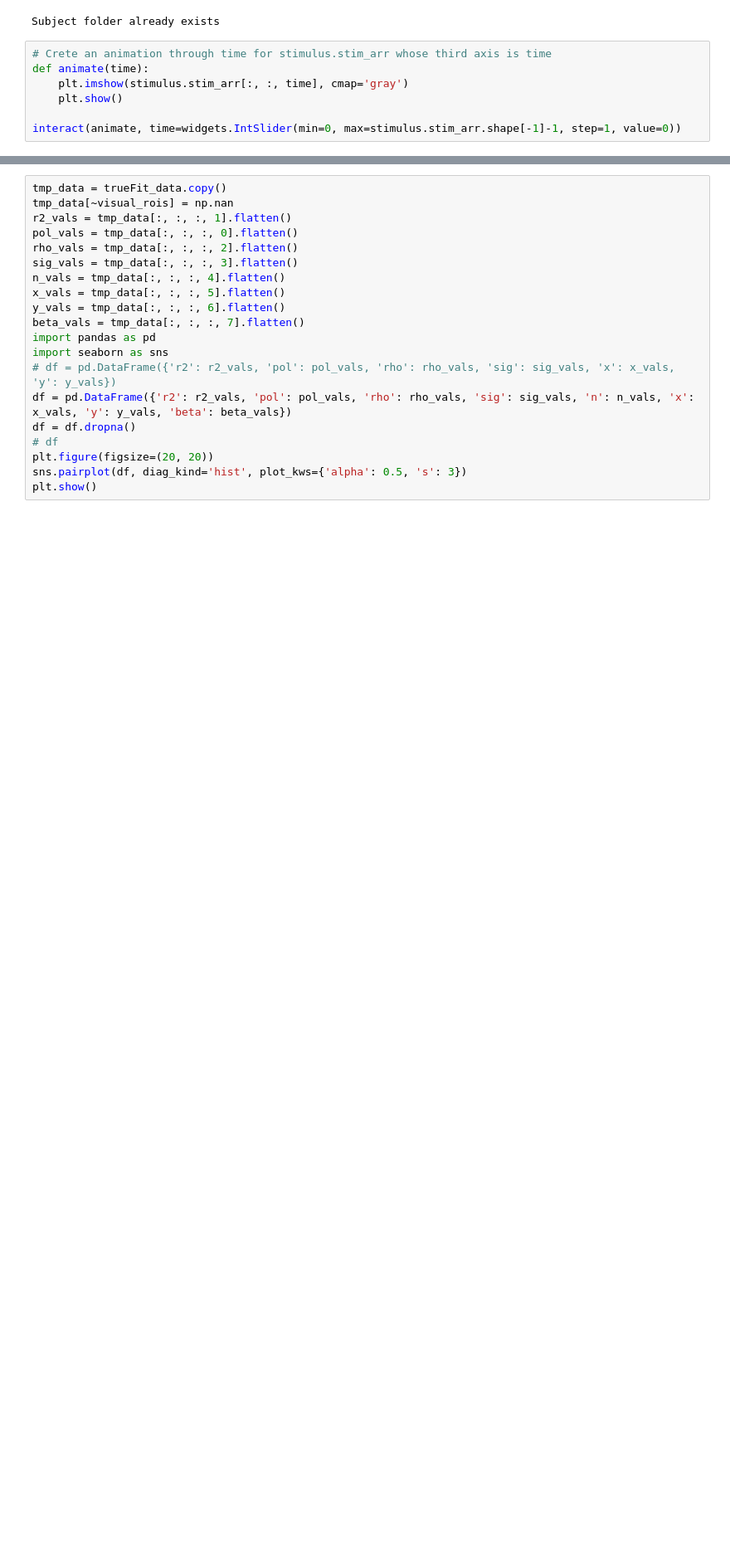
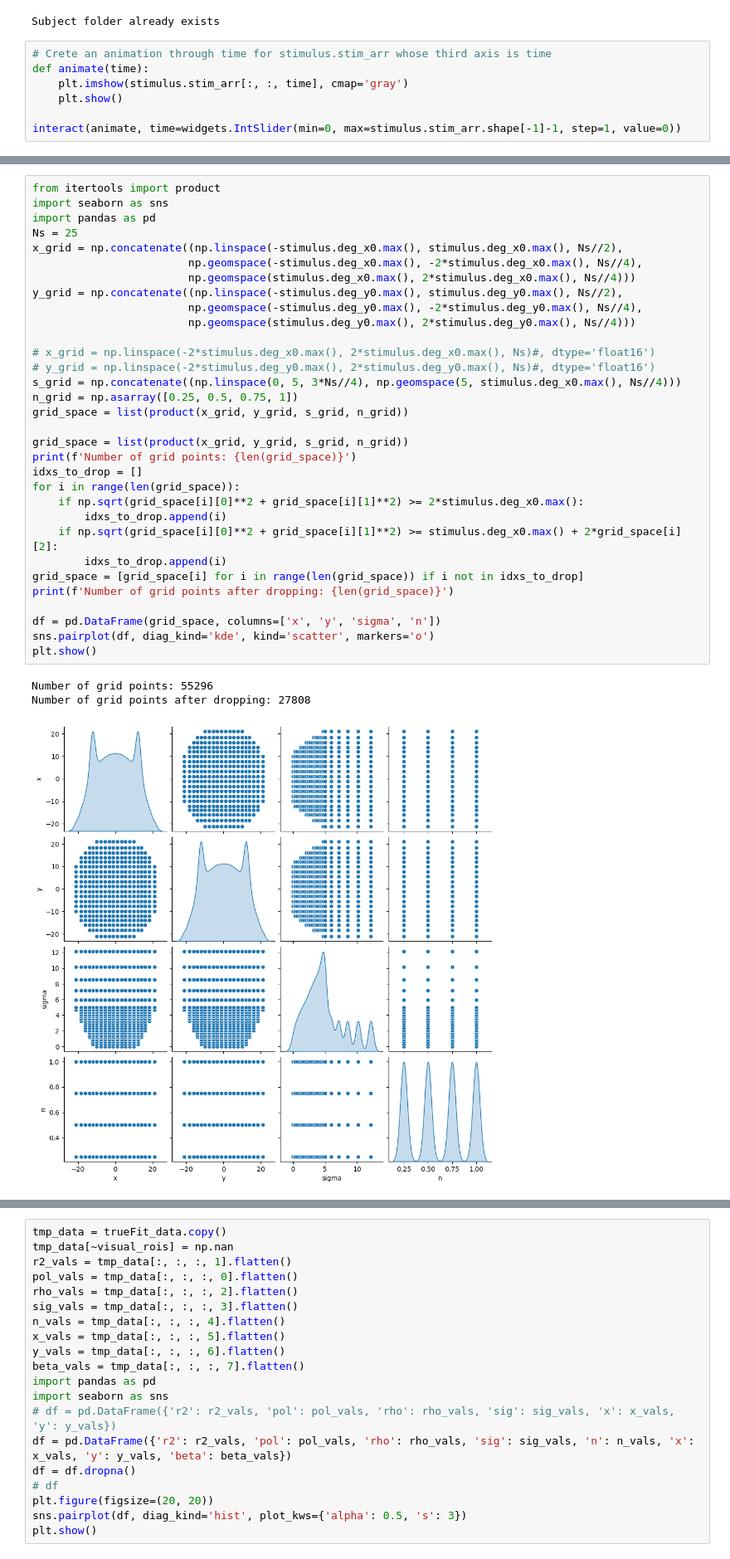
Before and after one commit to clayspacelab/popeye_model_fit, a Jupyter notebook: run_modelfit.ipynb, the cells around one changed output, grey strips where cells are left out. Shown at 83% size. Saved outputs shown, nothing was run; the diff lists cells and outputs as text; blank space fills up the shorter version.

```diff
--- a/run_modelfit.ipynb
+++ b/run_modelfit.ipynb
@@ -119,0 +157,36 @@ visual_rois = visual_rois * good_rois
+# %%
+from itertools import product
+import seaborn as sns
+import pandas as pd
+Ns = 25
+x_grid = np.concatenate((np.linspace(-stimulus.deg_x0.max(), stimulus.deg_x0.max(), Ns//2),
+                        np.geomspace(-stimulus.deg_x0.max(), -2*stimulus.deg_x0.max(), Ns//4),
+                        np.geomspace(stimulus.deg_x0.max(), 2*stimulus.deg_x0.max(), Ns//4)))
+y_grid = np.concatenate((np.linspace(-stimulus.deg_y0.max(), stimulus.deg_y0.max(), Ns//2),
+                        np.geomspace(-stimulus.deg_y0.max(), -2*stimulus.deg_y0.max(), Ns//4),
+                        np.geomspace(stimulus.deg_y0.max(), 2*stimulus.deg_y0.max(), Ns//4)))
+
+# x_grid = np.linspace(-2*stimulus.deg_x0.max(), 2*stimulus.deg_x0.max(), Ns)#, dtype='float16')
+# y_grid = np.linspace(-2*stimulus.deg_y0.max(), 2*stimulus.deg_y0.max(), Ns)#, dtype='float16')
+s_grid = np.concatenate((np.linspace(0, 5, 3*Ns//4), np.geomspace(5, stimulus.deg_x0.max(), Ns//4)))
+n_grid = np.asarray([0.25, 0.5, 0.75, 1])
+grid_space = list(product(x_grid, y_grid, s_grid, n_grid))
+
+grid_space = list(product(x_grid, y_grid, s_grid, n_grid))
+print(f'Number of grid points: {len(grid_space)}')
+idxs_to_drop = []
+for i in range(len(grid_space)):
+    if np.sqrt(grid_space[i][0]**2 + grid_space[i][1]**2) >= 2*stimulus.deg_x0.max():
+        idxs_to_drop.append(i)
+    if np.sqrt(grid_space[i][0]**2 + grid_space[i][1]**2) >= stimulus.deg_x0.max() + 2*grid_space[i][2]:
+        idxs_to_drop.append(i)
+grid_space = [grid_space[i] for i in range(len(grid_space)) if i not in idxs_to_drop]
+print(f'Number of grid points after dropping: {len(grid_space)}')
+
+df = pd.DataFrame(grid_space, columns=['x', 'y', 'sigma', 'n'])
+sns.pairplot(df, diag_kind='kde', kind='scatter', markers='o')
+plt.show()
+# %% [output]
+Number of grid points: 55296
+Number of grid points after dropping: 27808
+[figure, added]
```
Also changed, not shown: parts of 14 cells of this notebook, 5 other files.
